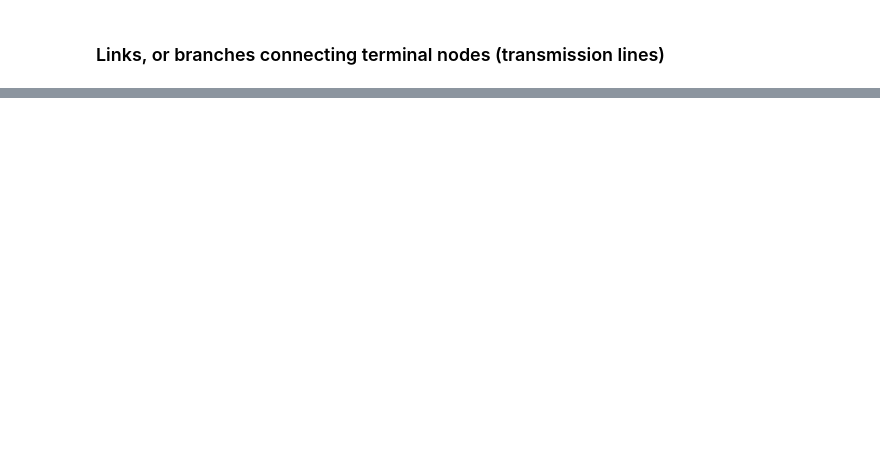
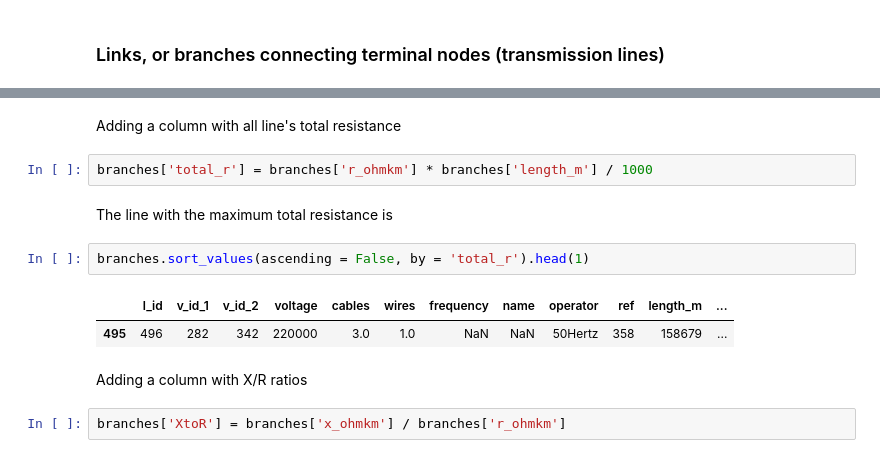
Before and after one commit to smartwiresinc/training, a Jupyter notebook: 02-hey-jupyter/scigrid.ipynb, the cells around one changed output, grey strips where cells are left out. Saved outputs shown, nothing was run; the diff lists cells and outputs as text; blank space fills up the shorter version.

```diff
--- a/02-hey-jupyter/scigrid.ipynb
+++ b/02-hey-jupyter/scigrid.ipynb
@@ -28,0 +122,15 @@ Use this area for the exercises.
+# %% [markdown]
+Adding a column with all line's total resistance
+# %%
+branches['total_r'] = branches['r_ohmkm'] * branches['length_m'] / 1000
+# %% [markdown]
+The line with the maximum total resistance is
+# %%
+branches.sort_values(ascending = False, by = 'total_r').head(1)
+# %% [output]
+|  | l_id | v_id_1 | v_id_2 | voltage | cables | wires | frequency | name | operator | ref | length_m | ... |
+| 495 | 496 | 282 | 342 | 220000 | 3.0 | 1.0 | NaN | NaN | 50Hertz | 358 | 158679 | ... |
+# %% [markdown]
+Adding a column with X/R ratios
+# %%
+branches['XtoR'] = branches['x_ohmkm'] / branches['r_ohmkm']
```
Also changed, not shown: parts of 31 cells of this notebook.
